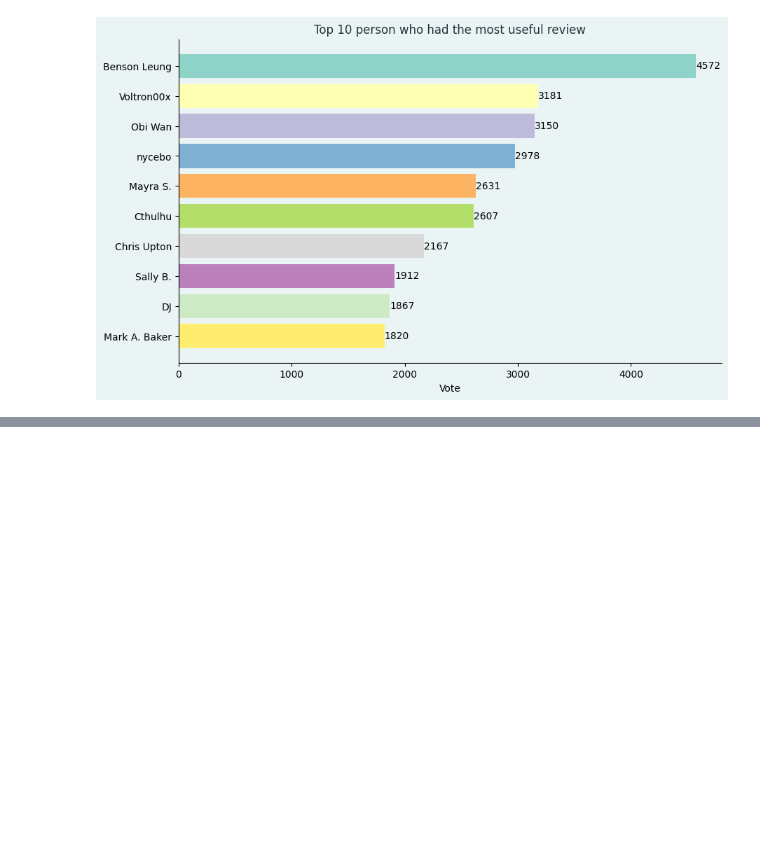
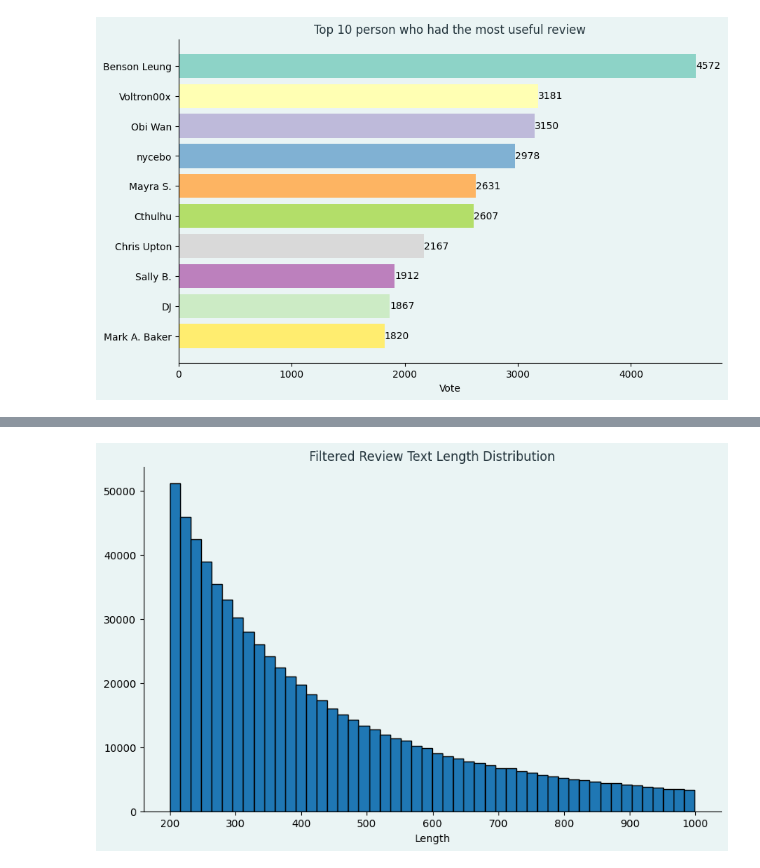
Before and after one commit to mr-robot77/Quera_G11-Project3, a Jupyter notebook: Problem2-Sentiment Analysis-NLP/section1.ipynb, the cells around one changed output, grey strips where cells are left out. Saved outputs shown, nothing was run; the diff lists cells and outputs as text; code cells hidden in the pictures; blank space fills up the shorter version.

```diff
--- a/Problem2-Sentiment Analysis-NLP/section1.ipynb
+++ b/Problem2-Sentiment Analysis-NLP/section1.ipynb
@@ -213,0 +246,13 @@ ax.invert_yaxis()
+# %%
+review_lengths = review_lengths[review_lengths < 1000]
+
+fig, ax = plt.subplots(figsize=(10, 6))
+ax.hist(review_lengths, bins=50, edgecolor='black')
+ax.set_title('Filtered Review Text Length Distribution', color="#22333b", fontsize=12)
+ax.set_xlabel('Length')
+ax.set_facecolor("#EAF4f4")
+fig.set_facecolor("#EAF4f4")
+ax.spines["top"].set_visible(False)
+ax.spines["right"].set_visible(False)
+# %% [output]
+[figure, added]
```
Also changed, not shown: parts of 5 cells of this notebook.
